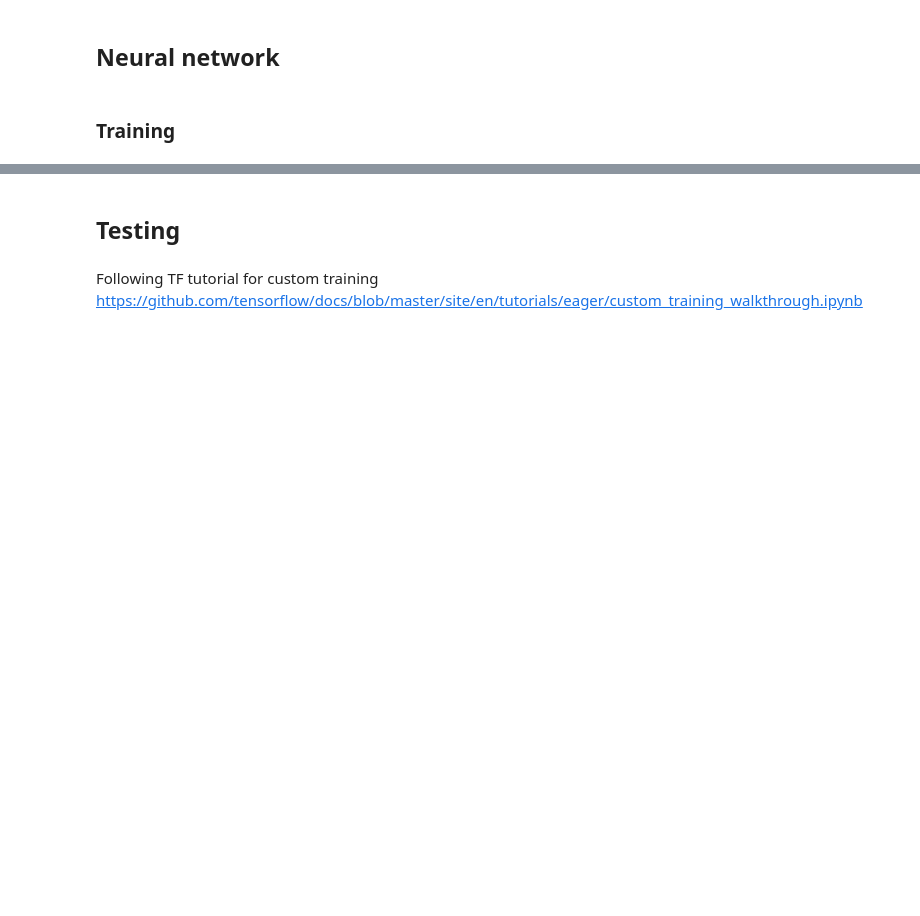
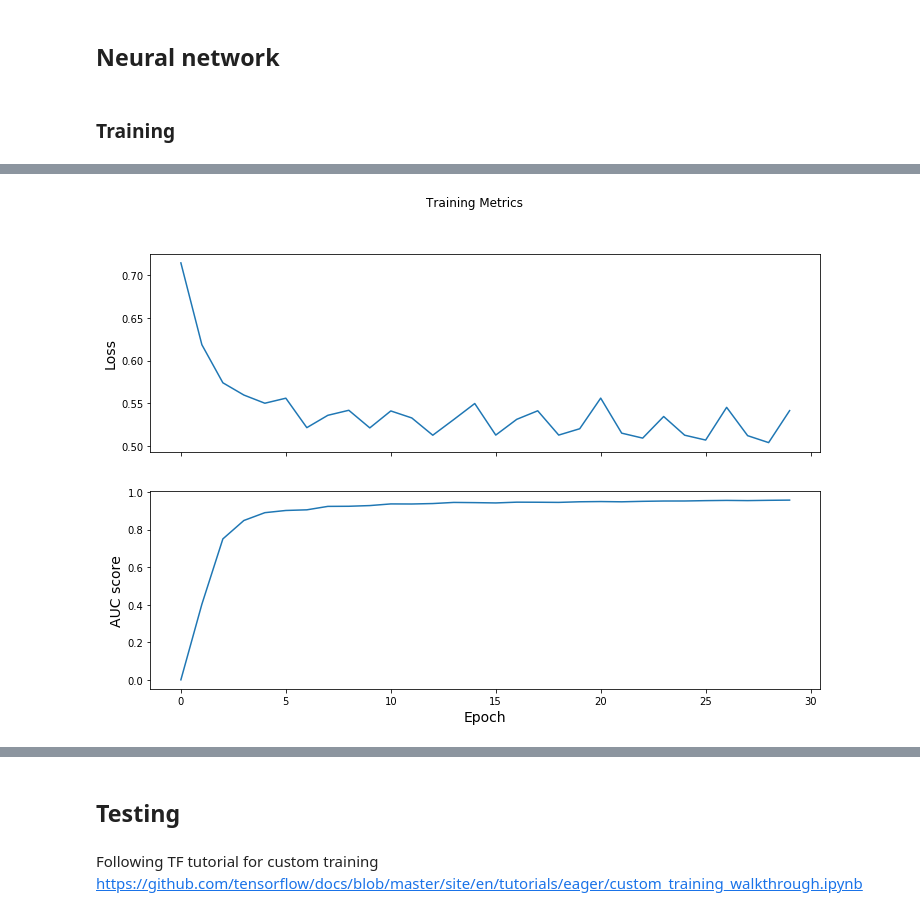
Before and after one commit to JustineWeb/pds, a Jupyter notebook: PDS.ipynb, the cells around one changed output, grey strips where cells are left out. Drawn from its saved outputs; the diff is of its cells as text; code cells hidden in the pictures; blank space fills up the shorter version.

Commit message:
Added flatten function to have 2 choices when plotting auc and loss.

```diff
--- a/PDS.ipynb
+++ b/PDS.ipynb
@@ -126,7 +126,7 @@ majority = 9
 BASIC_CONFIG = {'numOutputNeurons':500,
                'nb_batch':9,
                'batch_size':int(FILE_LENGTH/BATCH_NB),
-               'sample_size':50,
+               'sample_size':60,
                'group_size':20,
                'sample_rate':None,
                'train_dir':'0123456789abc',
@@ -332,12 +332,11 @@ def train_restore(config, directories, labels, restore=False, restore_from=None)
             for epoch in tqdm(range(saved_global_step + 1,  config['epochs'])):
 
                 t0_epoch = time.time()
+                loss_values = []
+                auc_results = []
 
                 # Feed songs to the network group by group
                 for count, g in enumerate(files_by_group) :
-
-                    loss_values = []
-                    auc_results = []
 
                     # Load audio and labels
                     tload0 = time.time()
@@ -356,7 +355,7 @@ def train_restore(config, directories, labels, restore=False, restore_from=None)
 
                     # Save loss and auc values
                     loss_values.append(loss_value)
-                    aus_results.append(auc_result)
+                    auc_results.append(auc_result)
 
                     if (count % 20) == 0 :
                         print("Group {} done. {} left.".format(count, n_groups-count-1))
@@ -386,13 +385,15 @@ def train_restore(config, directories, labels, restore=False, restore_from=None)
                 save(saver, sess, logdir, epoch)
 
             duration2 = time.time()-start
-            print("Total time: {:.2f} sec.".format(duration2))
+            print("Total time: {:.2f} hours.".format(duration2/360))
 
     return train_loss_results, train_auc_results
+# %%
+def flatten_loss_auc_results(train_loss_results, train_auc_results):
+    return [e for l in train_loss_results for e in l], [e for l in train_auc_results for e in l]
 # %%
 def average_loss_auc_results(train_loss_results, train_auc_results):
     return [sum(l) / len(l) for l in train_loss_results], [sum(l) / len(l) for l in train_auc_results]
 # %%
-train_loss_results, train_auc_results = train_restore(BASIC_CONFIG, DIRECTORIES, \
-                                                      labels, restore=True, restore_from='checkpoints/train/2019-06-02T15-56-14')
+train_loss_results, train_auc_results = train_restore(BASIC_CONFIG, DIRECTORIES, labels)
 # %% [output]
@@ -412,0 +422,5 @@ Total time: 21.89 sec.
+# %%
+flat = flatten_loss_auc_results(train_loss_results, train_auc_results)
+plot_auc_loss(flat[0], flat[1])
+# %% [output]
+[figure, added]
```
Also changed, not shown: parts of 4 cells of this notebook.
